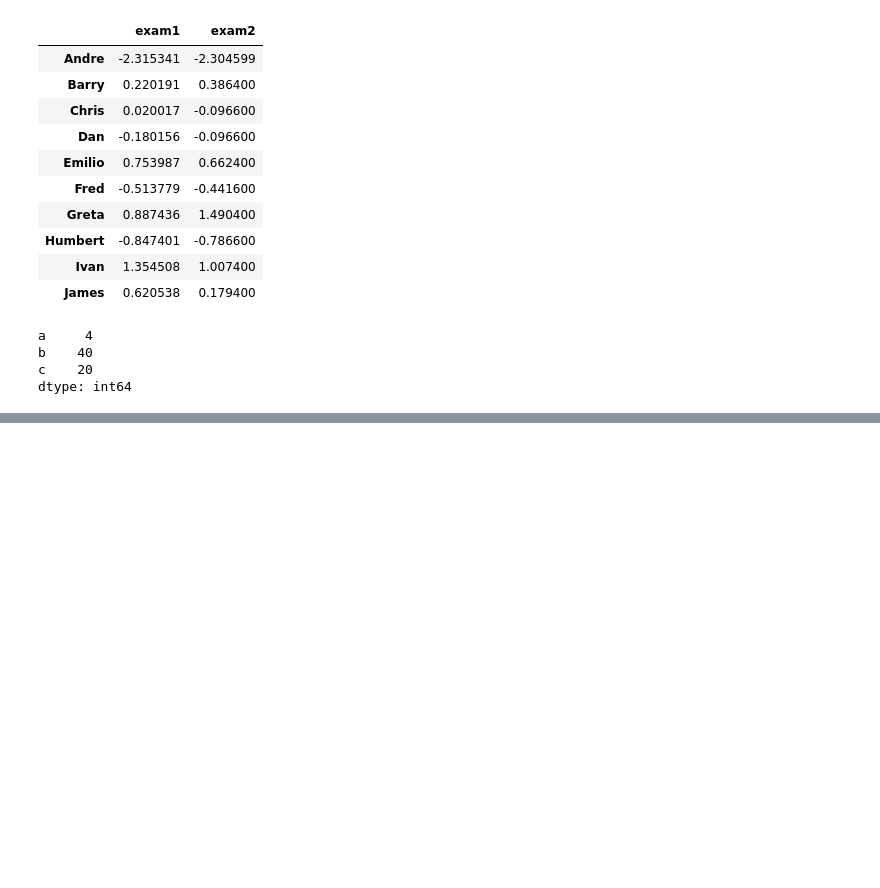
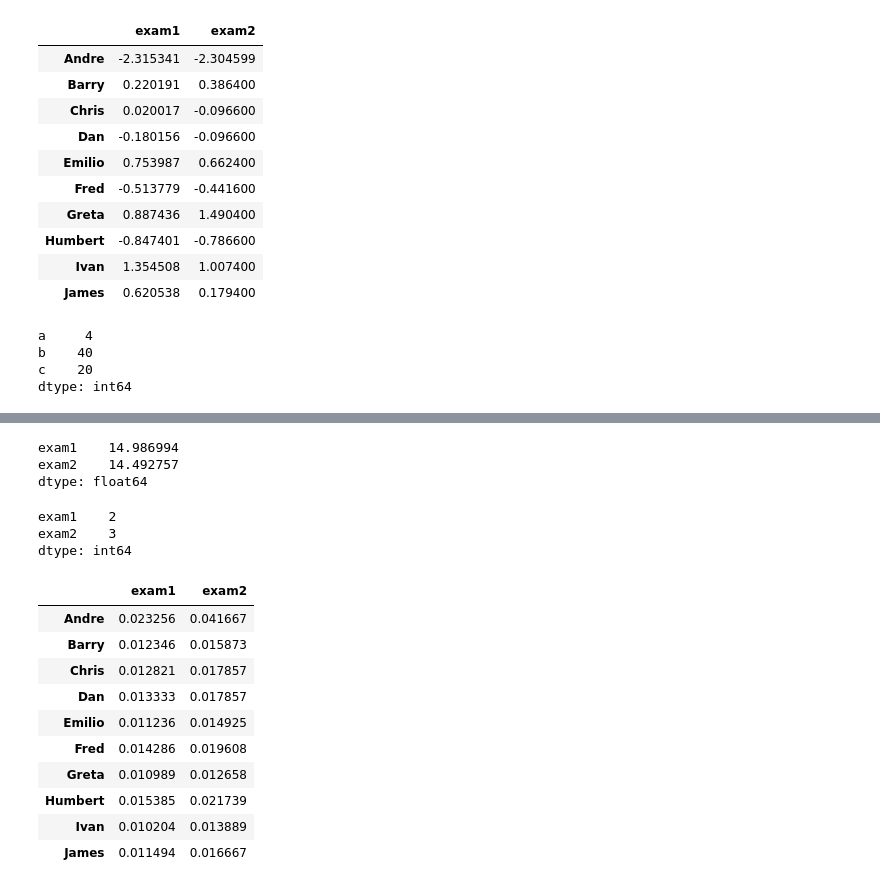
Before and after one commit to RedChueng/data_analysis_learning_in_udacity, a Jupyter notebook: Numpy_Pandas_Two_Dimensional.ipynb, the cells around one changed output, grey strips where cells are left out. Saved outputs shown, nothing was run; the diff lists cells and outputs as text; code cells hidden in the pictures; blank space fills up the shorter version.

```diff
--- a/Numpy_Pandas_Two_Dimensional.ipynb
+++ b/Numpy_Pandas_Two_Dimensional.ipynb
@@ -169,0 +197,8 @@ dtype: int64
+# %%
+grades_df = pd.DataFrame(
+    data={'exam1': [43, 81, 78, 75, 89, 70, 91, 65, 98, 87],
+          'exam2': [24, 63, 56, 56, 67, 51, 79, 46, 72, 60]},
+    index=['Andre', 'Barry', 'Chris', 'Dan', 'Emilio',
+           'Fred', 'Greta', 'Humbert', 'Ivan', 'James']
+)
+grades_df
@@ -169,0 +217,27 @@ dtype: int64
+# %%
+grades_df.std(ddof=0)
+# %% [output]
+exam1    14.986994
+exam2    14.492757
+dtype: float64
+# %%
+a = pd.Series({'exam1': 2, 'exam2': 3})
+a
+# %% [output]
+exam1    2
+exam2    3
+dtype: int64
+# %%
+1.0 / grades_df
+# %% [output]
+|  | exam1 | exam2 |
+| Andre | 0.023256 | 0.041667 |
+| Barry | 0.012346 | 0.015873 |
+| Chris | 0.012821 | 0.017857 |
+| Dan | 0.013333 | 0.017857 |
+| Emilio | 0.011236 | 0.014925 |
+| Fred | 0.014286 | 0.019608 |
+| Greta | 0.010989 | 0.012658 |
+| Humbert | 0.015385 | 0.021739 |
+| Ivan | 0.010204 | 0.013889 |
+| James | 0.011494 | 0.016667 |
```
Also changed, not shown: parts of 6 cells of this notebook.
